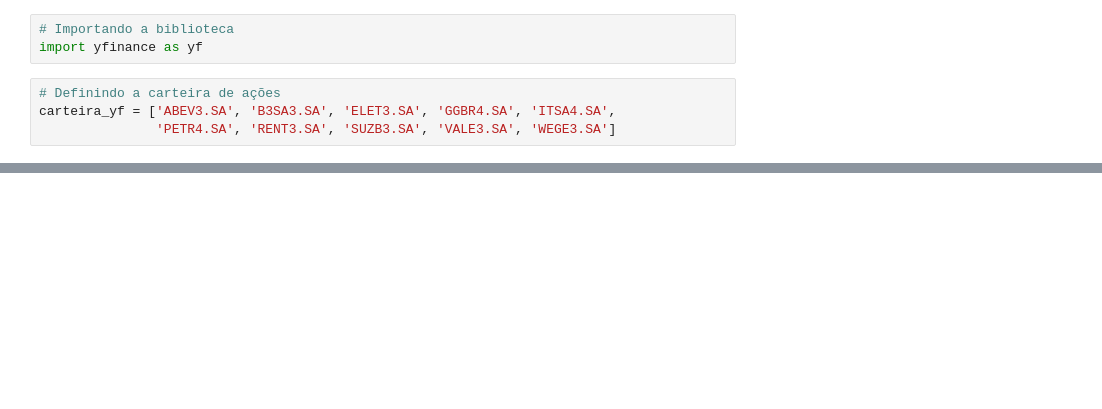
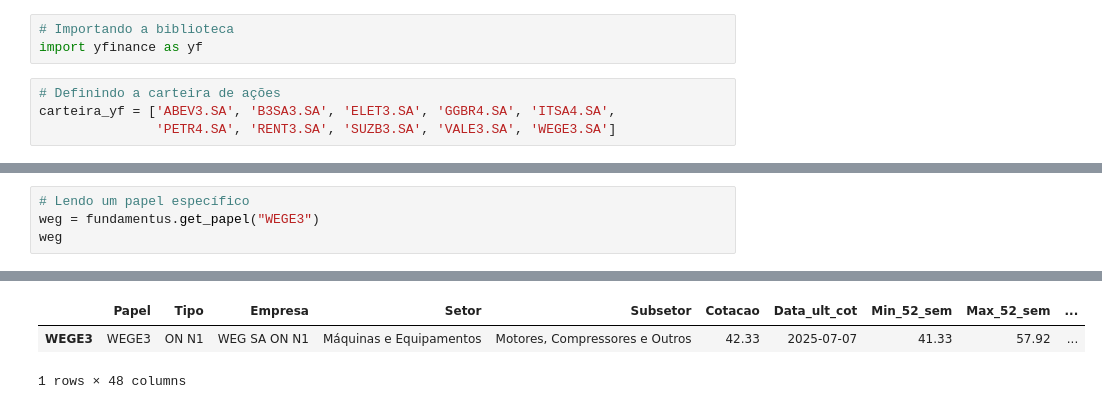
Before and after one commit to eu-afk/Python-Power-Bi--Mercado-financeiro, a Jupyter notebook: fundoInvestimento.ipynb, the cells around one changed output, grey strips where cells are left out. Saved outputs shown, nothing was run; the diff lists cells and outputs as text; blank space fills up the shorter version.

```diff
--- a/fundoInvestimento.ipynb
+++ b/fundoInvestimento.ipynb
@@ -111,0 +138,5 @@ memory usage: 105.6+ KB
+# %%
+# Lendo um papel específico
+weg = fundamentus.get_papel("WEGE3")
+weg
+# %% [output]
@@ -111,0 +144,3 @@ memory usage: 105.6+ KB
+|  | Papel | Tipo | Empresa | Setor | Subsetor | Cotacao | Data_ult_cot | Min_52_sem | Max_52_sem | ... |
+| WEGE3 | WEGE3 | ON N1 | WEG SA ON N1 | Máquinas e Equipamentos | Motores, Compressores e Outros | 42.33 | 2025-07-07 | 41.33 | 57.92 | ... |
+1 rows × 48 columns
```
Also changed, not shown: parts of 16 cells of this notebook, 1 other file.
